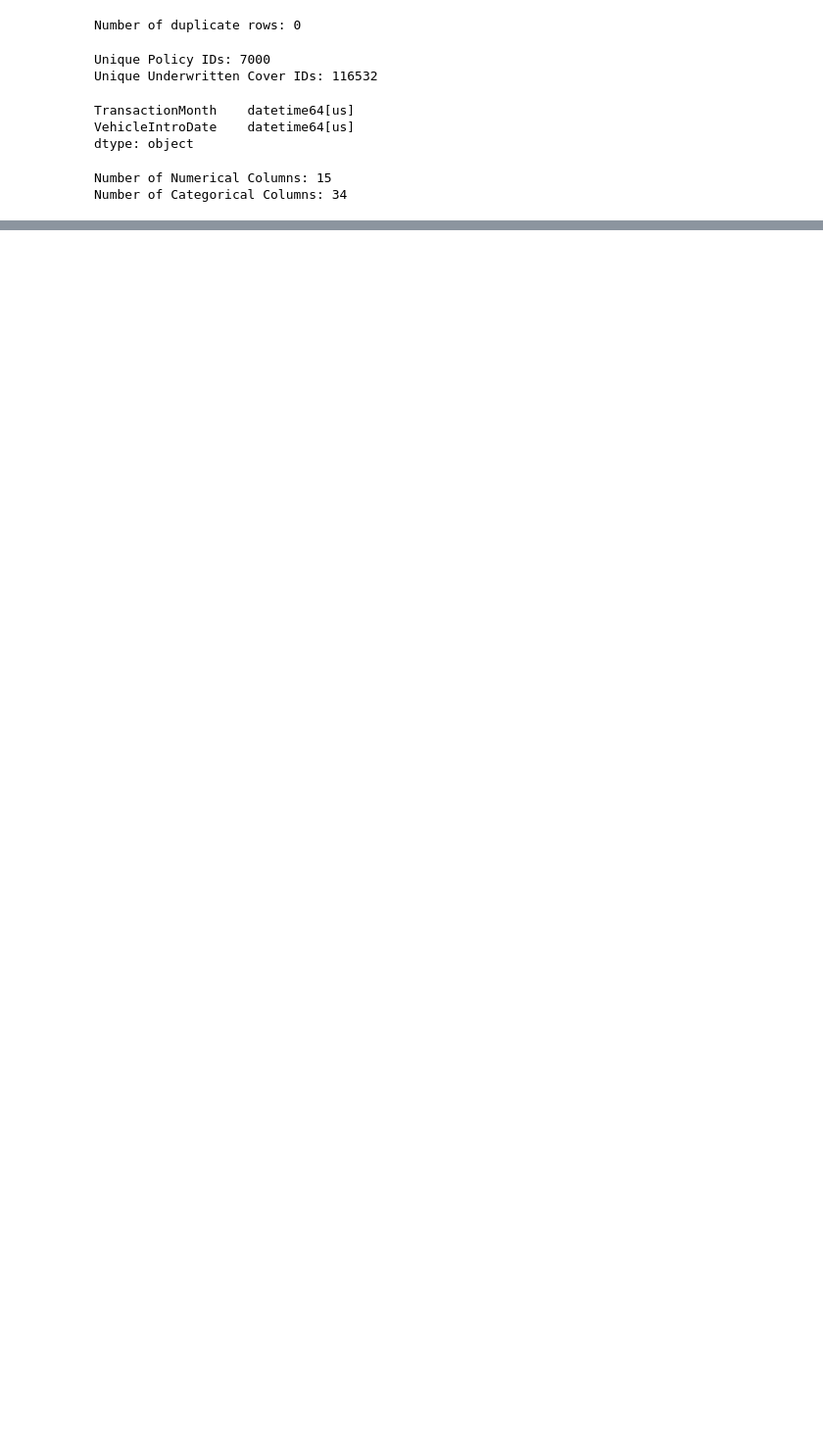
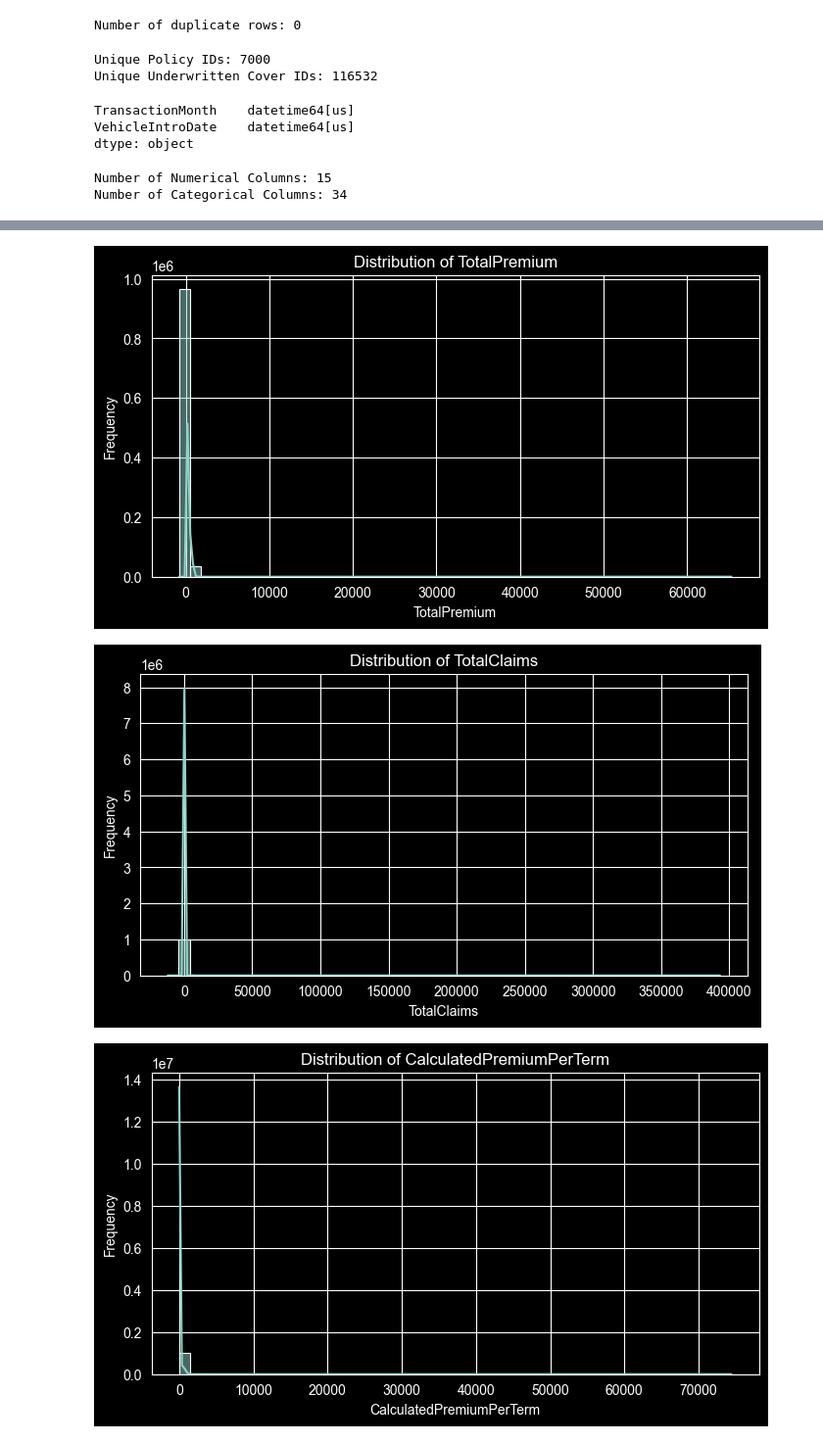
Before and after one commit to EldaGir/insurance-risk-analytics, a Jupyter notebook: notebooks/01_eda.ipynb, the cells around one changed output, grey strips where cells are left out. Shown at 98% size. Drawn from its saved outputs; the diff is of its cells as text; code cells hidden in the pictures; blank space fills up the shorter version.

```diff
--- a/notebooks/01_eda.ipynb
+++ b/notebooks/01_eda.ipynb
@@ -232,0 +242,13 @@ Number of Categorical Columns: 34
+# %%
+key_numerical_cols = [
+    "TotalPremium",
+    "TotalClaims",
+    "CalculatedPremiumPerTerm",
+    "CustomValueEstimate",
+    "SumInsured",
+    "RegistrationYear",
+    "kilowatts",
+    "cubiccapacity"
+]
+
+key_numerical_cols
@@ -232,0 +264,21 @@ Number of Categorical Columns: 34
+# %%
+#Histogram for numerical variables
+
+for col in key_numerical_cols:
+    plt.figure(figsize=(8,4))
+
+    sns.histplot(
+        df[col],
+        bins=50,
+        kde=True
+    )
+
+    plt.title(f"Distribution of {col}")
+    plt.xlabel(col)
+    plt.ylabel("Frequency")
+
+    plt.show()
+# %% [output]
+[figure, added]
+[figure, added]
+[figure, added]
```
Also changed, not shown: parts of 9 cells of this notebook.
